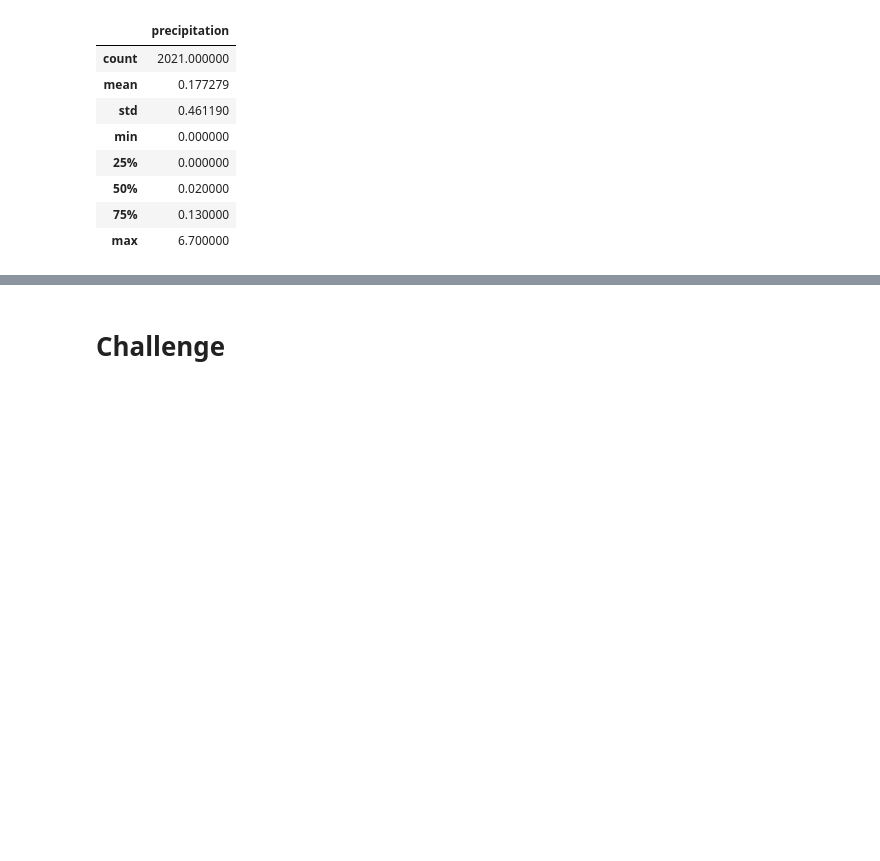
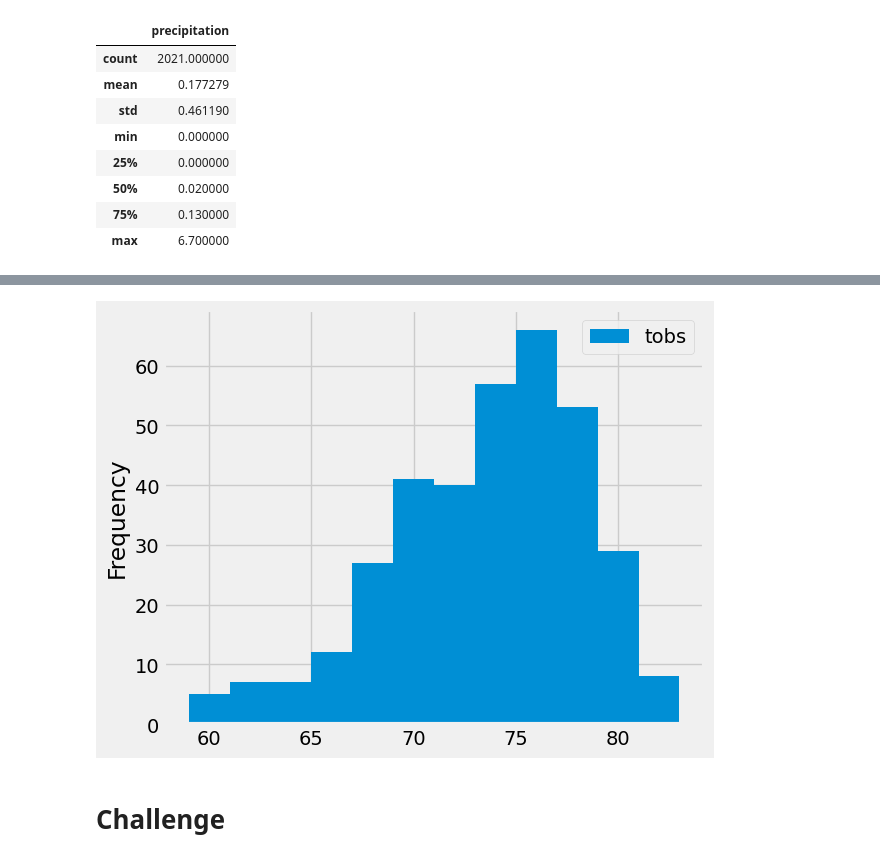
Before and after one commit to Nicholas-DeMarco/Surfs_Up, a Jupyter notebook: climate_analysis.ipynb, the cells around one changed output, grey strips where cells are left out. Drawn from its saved outputs; the diff is of its cells as text; code cells hidden in the pictures; blank space fills up the shorter version.

```diff
--- a/climate_analysis.ipynb
+++ b/climate_analysis.ipynb
@@ -147,0 +210,31 @@ df.describe()
+# %%
+# Choose the station with the highest number of temperature observations.
+# Query the last 12 months of temperature observation data for this station and plot the results as a histogram
+
+# To create a query, first select the column we are interested in.
+# We want to pull Measurement.tobs in order to get our total observations count. Add this to your code:
+
+# session.query(Measurement.tobs)
+
+# Now filter out all the stations except the most active station with filter(Measurement.station == 'USC00519281').
+# Your code should look like this:
+
+# results = session.query(Measurement.tobs).\
+# filter(Measurement.station == 'USC00519281')
+
+# We need to apply another filter to consider only the most recent year. For this we can reuse some of the code we have
+# written previously. Then we'll add the .all() function to save our results as a list. Here's what your query should look like:
+
+results = session.query(Measurement.tobs).\
+filter(Measurement.station == 'USC00519281').\
+filter(Measurement.date >= prev_year).all()
+
+# To run this code, you will need to add a print statement around it.
+
+print(results)
+
+df = pd.DataFrame(results, columns=['tobs'])
+
+print("------------------------------------")
+print(df)
+print(df.to_string(index=False))
@@ -148,3 +259,8 @@ df.describe()
+# %%
+df.plot.hist(bins=12)
+plt.tight_layout()
+# %% [output]
+[figure, added]
 # %%
 # Write a function called `calc_temps` that will accept start date and end date in the format '%Y-%m-%d'
 # and return the minimum, average, and maximum temperatures for that range of dates
```
Also changed, not shown: parts of 8 cells of this notebook.
